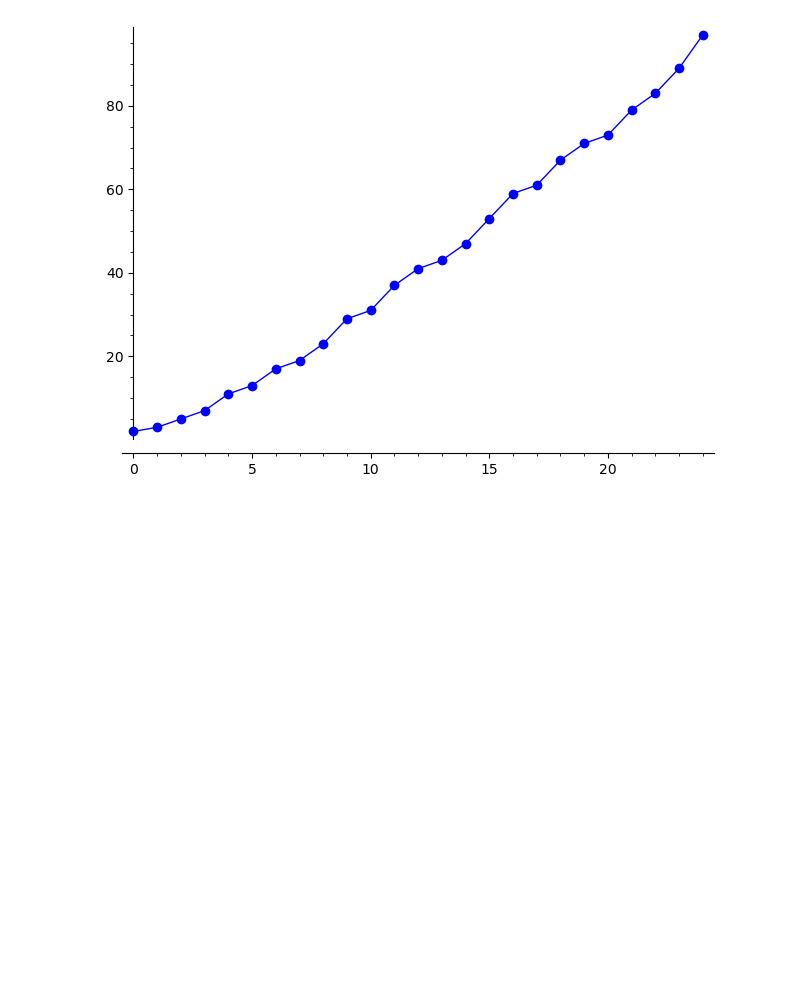
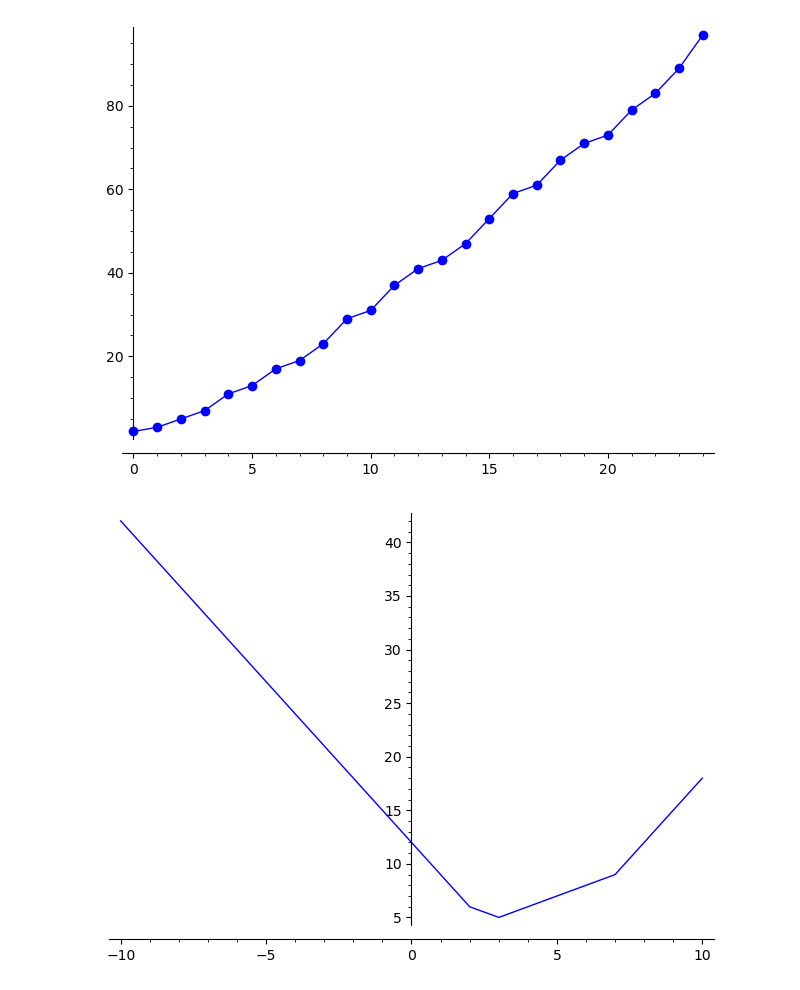
Before and after one commit to jiahaoxiang2000/MATH, a Jupyter notebook: misc.ipynb, the cells around one changed output. Saved outputs shown, nothing was run; the diff lists cells and outputs as text; code cells hidden in the pictures; blank space fills up the shorter version.

```diff
--- a/misc.ipynb
+++ b/misc.ipynb
@@ -14,3 +14,13 @@ line_plot.show()
 # %% [output]
 nobody can formula for prime numbers sequences!!!
 [figure]
+# %%
+# draw ∣x−2∣+∣x−3∣+∣x−7∣
+
+from sage.all import *
+
+x = var("x")
+f = abs(x - 2) + abs(x - 3) + abs(x - 7)
+plot(f, (x, -10, 10))
+# %% [output]
+[figure, added]
```
Also changed, not shown: 1 other file.
